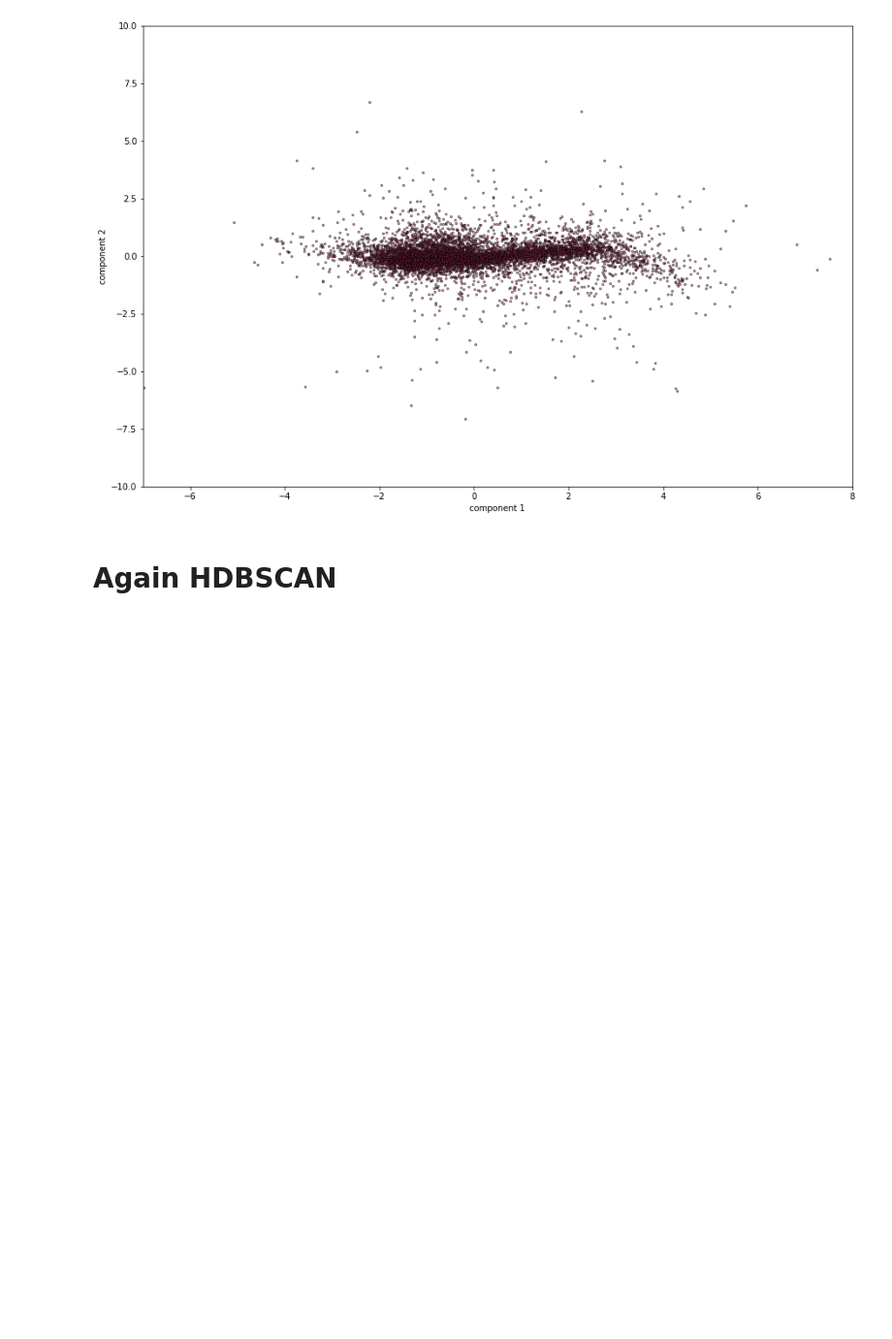
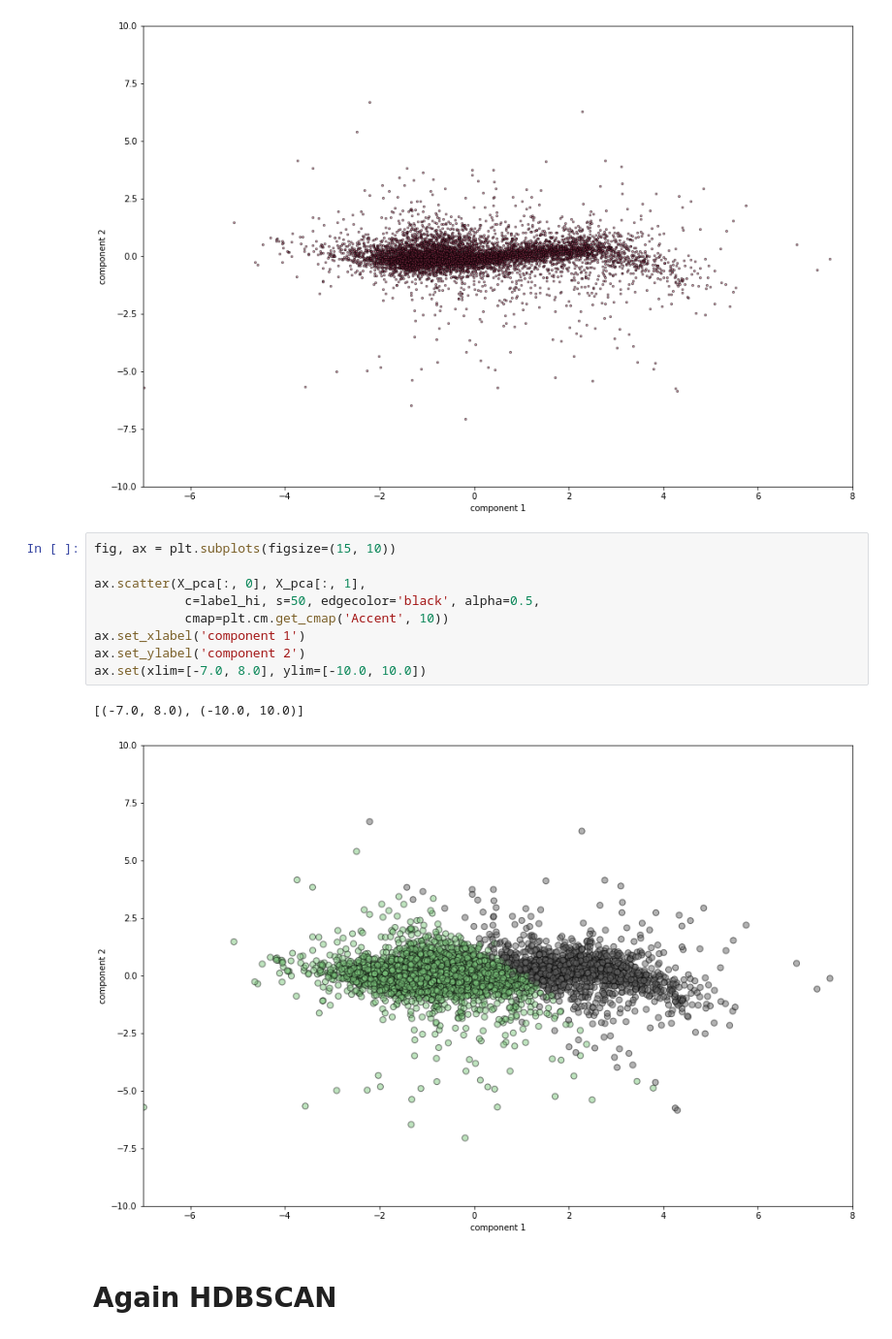
Before and after one commit to AngelGSoto/SPLUS_EmissionObject, a Jupyter notebook: 3filter_noflat/Color color diagrams and others things.ipynb, the cells around one changed output. Shown at 97% size. Saved outputs shown, nothing was run; the diff lists cells and outputs as text; blank space fills up the shorter version.

```diff
--- a/3filter_noflat/Color color diagrams and others things.ipynb
+++ b/3filter_noflat/Color color diagrams and others things.ipynb
@@ -532,6 +535,18 @@ ax.set(xlim=[-7.0, 8.0], ylim=[-10.0, 10.0])
 # %% [output]
 [(-7.0, 8.0), (-10.0, 10.0)]
 [figure]
+# %%
+fig, ax = plt.subplots(figsize=(15, 10))
+
+ax.scatter(X_pca[:, 0], X_pca[:, 1],
+            c=label_hi, s=50, edgecolor='black', alpha=0.5,
+            cmap=plt.cm.get_cmap('Accent', 10))
+ax.set_xlabel('component 1')
+ax.set_ylabel('component 2')
+ax.set(xlim=[-7.0, 8.0], ylim=[-10.0, 10.0])
+# %% [output]
+[(-7.0, 8.0), (-10.0, 10.0)]
+[figure, added]
 # %% [markdown]
 # Again HDBSCAN
 # %%
```
Also changed, not shown: parts of 25 cells of this notebook.
